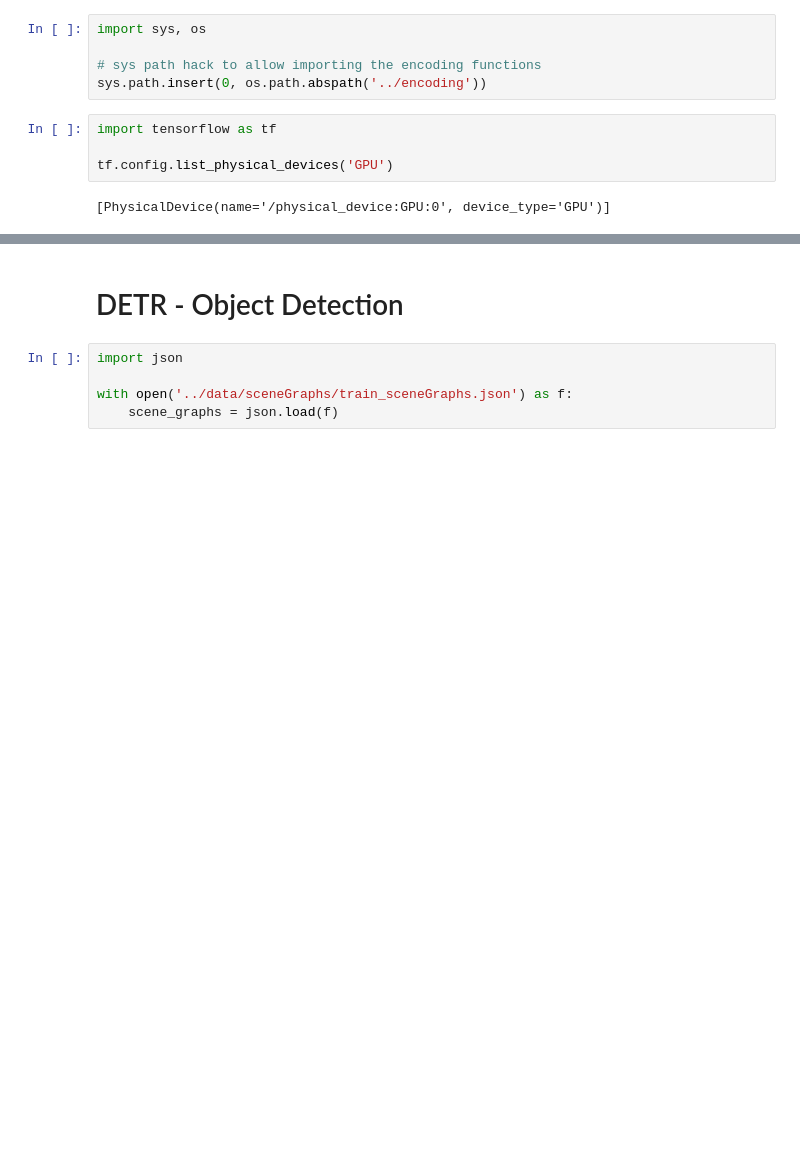
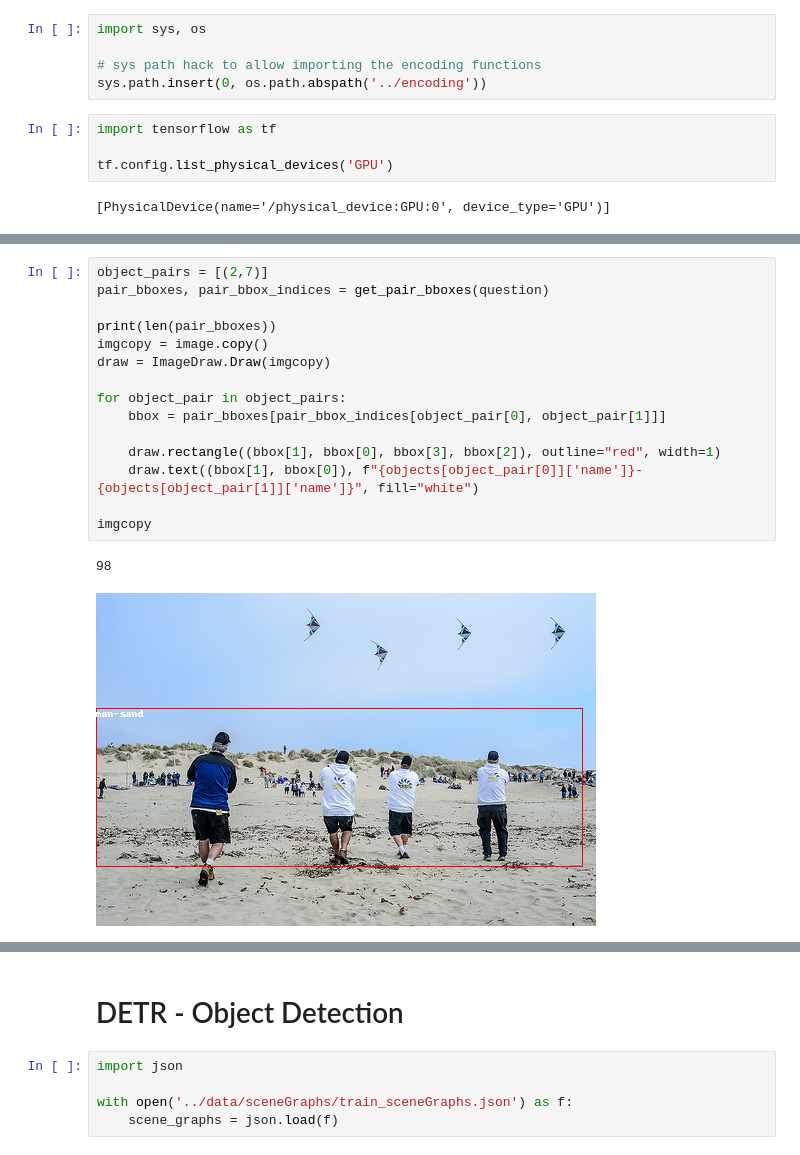
Before and after one commit to winnedatsch/tuw-master-thesis, a Jupyter notebook: notebooks/clip.ipynb, the cells around one changed output, grey strips where cells are left out. Saved outputs shown, nothing was run; the diff lists cells and outputs as text; blank space fills up the shorter version.

```diff
--- a/notebooks/clip.ipynb
+++ b/notebooks/clip.ipynb
@@ -11,0 +267,18 @@ tf.config.list_physical_devices('GPU')
+# %%
+object_pairs = [(2,7)]
+pair_bboxes, pair_bbox_indices = get_pair_bboxes(question)
+
+print(len(pair_bboxes))
+imgcopy = image.copy()
+draw = ImageDraw.Draw(imgcopy)
+
+for object_pair in object_pairs:
+    bbox = pair_bboxes[pair_bbox_indices[object_pair[0], object_pair[1]]]
+
+    draw.rectangle((bbox[1], bbox[0], bbox[3], bbox[2]), outline="red", width=1)
+    draw.text((bbox[1], bbox[0]), f"{objects[object_pair[0]]['name']}-{objects[object_pair[1]]['name']}", fill="white")
+
+imgcopy
+# %% [output]
+98
+[figure, added]
```
Also changed, not shown: parts of 20 cells of this notebook, 3 other files.
